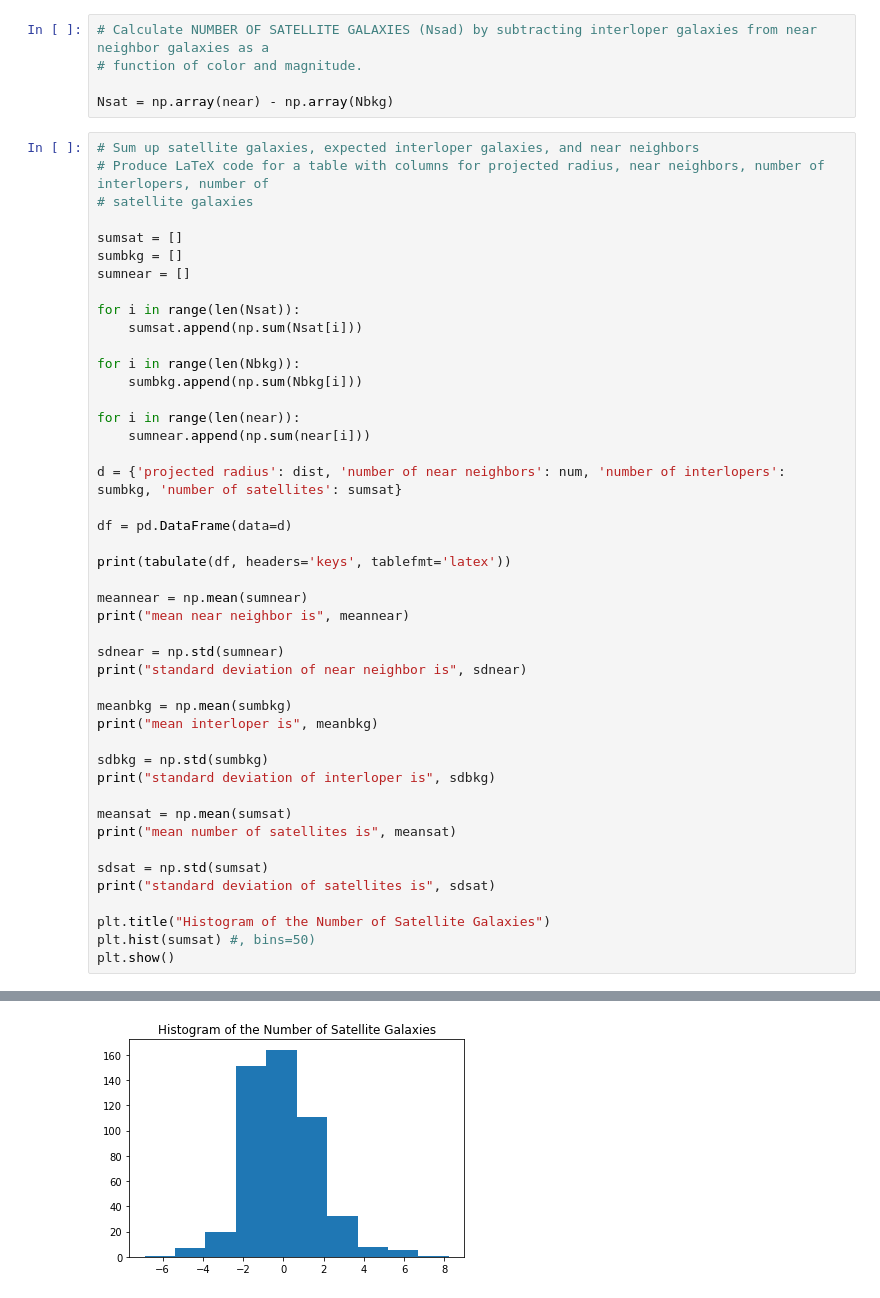
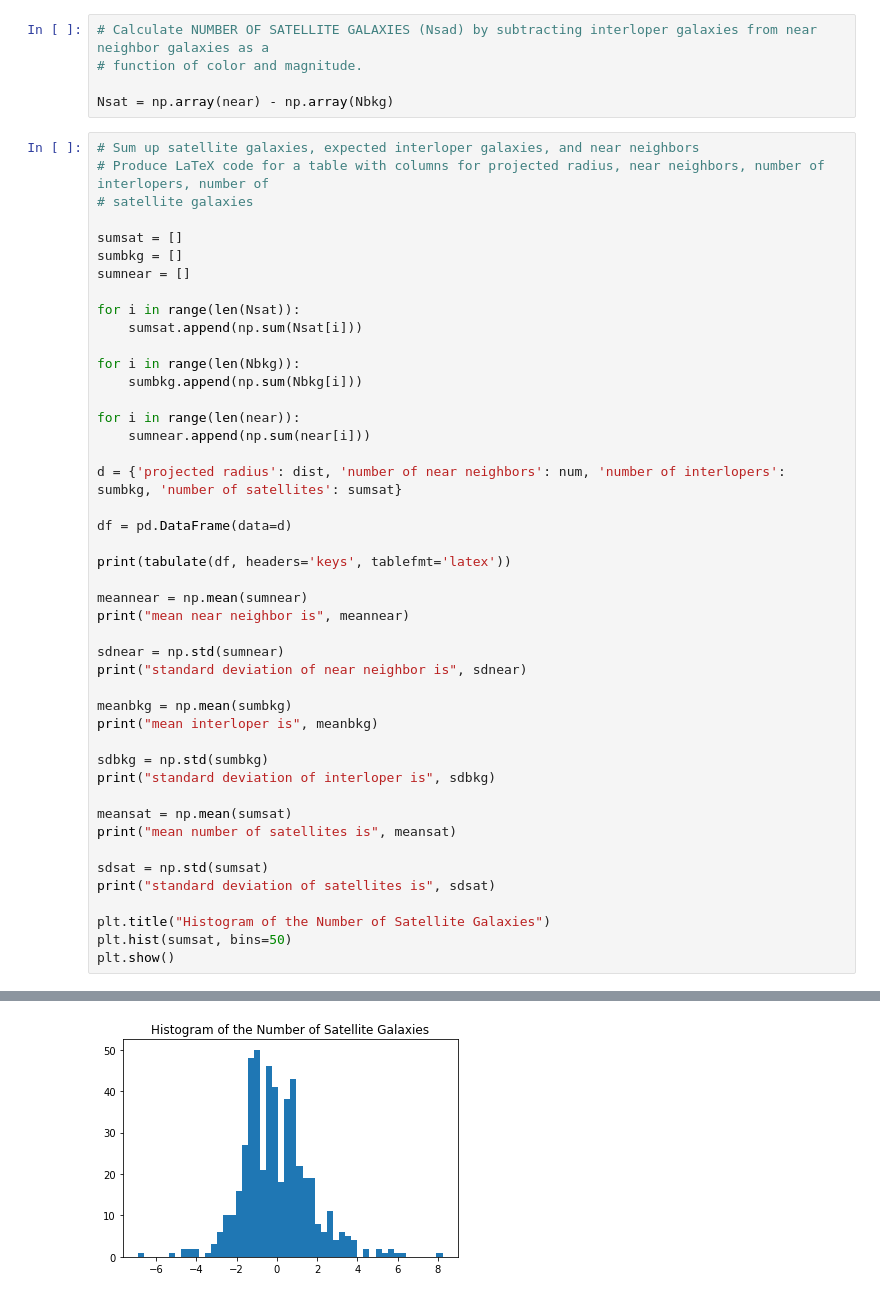
Before and after one commit to metownsend/lrg-project, a Jupyter notebook: validation.ipynb, the cells around one changed output, grey strips where cells are left out. Saved outputs shown, nothing was run; the diff lists cells and outputs as text.

```diff
--- a/validation.ipynb
+++ b/validation.ipynb
@@ -400,32 +400,32 @@ print("mean interloper is", meanbkg)
 
 sdbkg = np.std(sumbkg)
 print("standard deviation of interloper is", sdbkg)
 
 meansat = np.mean(sumsat)
 print("mean number of satellites is", meansat)
 
 sdsat = np.std(sumsat)
 print("standard deviation of satellites is", sdsat)
 
 plt.title("Histogram of the Number of Satellite Galaxies")
-plt.hist(sumsat) #, bins=50)
+plt.hist(sumsat, bins=50)
 plt.show()
 # %% [output]
 \begin{tabular}{rrrrr}
 \hline
      &   number of interlopers &   number of near neighbors &   number of satellites &   projected radius \\
 \hline
    0 &                 1.43426 &                          1 &             -0.434261  &          0.053417  \\
    1 &                 2.16444 &                          1 &             -1.16444   &          0.0656203 \\
    2 &                 1.1054  &                          1 &             -0.105403  &          0.0468949 \\
    3 &                 1.40121 &                          1 &             -0.401212  &          0.0527979 \\
    4 &                 3.78457 &                          5 &              1.21543   &          0.0867707 \\
    5 &                 1.18353 &                          0 &             -1.18353   &          0.0485238 \\
    6 &                 1.61599 &                          2 &              0.384012  &          0.0567001 \\
    7 &                 2.33872 &                          3 &              0.661278  &          0.068211  \\
 ... (496 lines left out)
 mean interloper is 2.86268444584
 standard deviation of interloper is 2.33319343063
 mean number of satellites is -0.032684445844
 standard deviation of satellites is 1.73728480671
-[figure, old version]
+[figure, new version]
```
